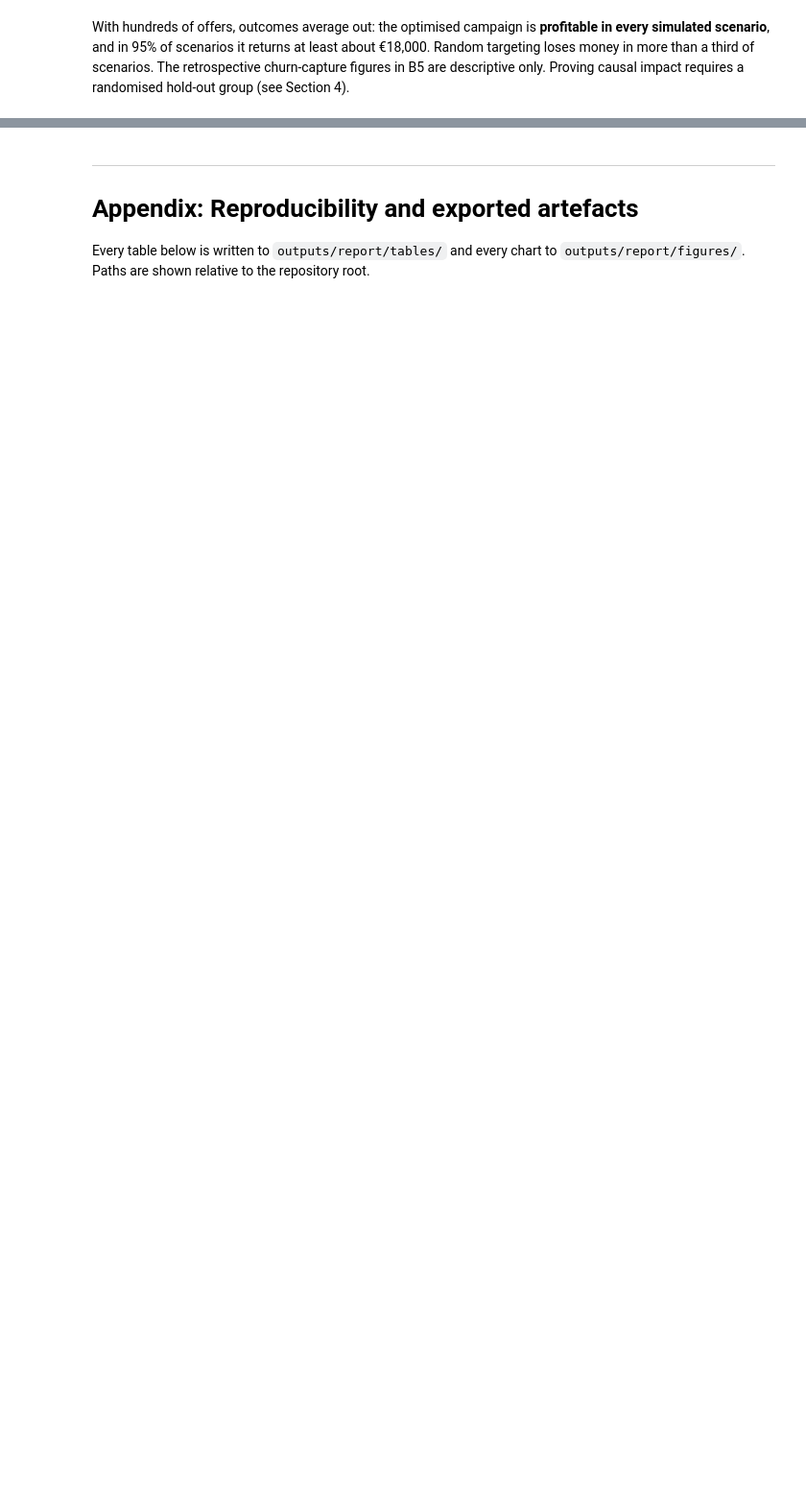
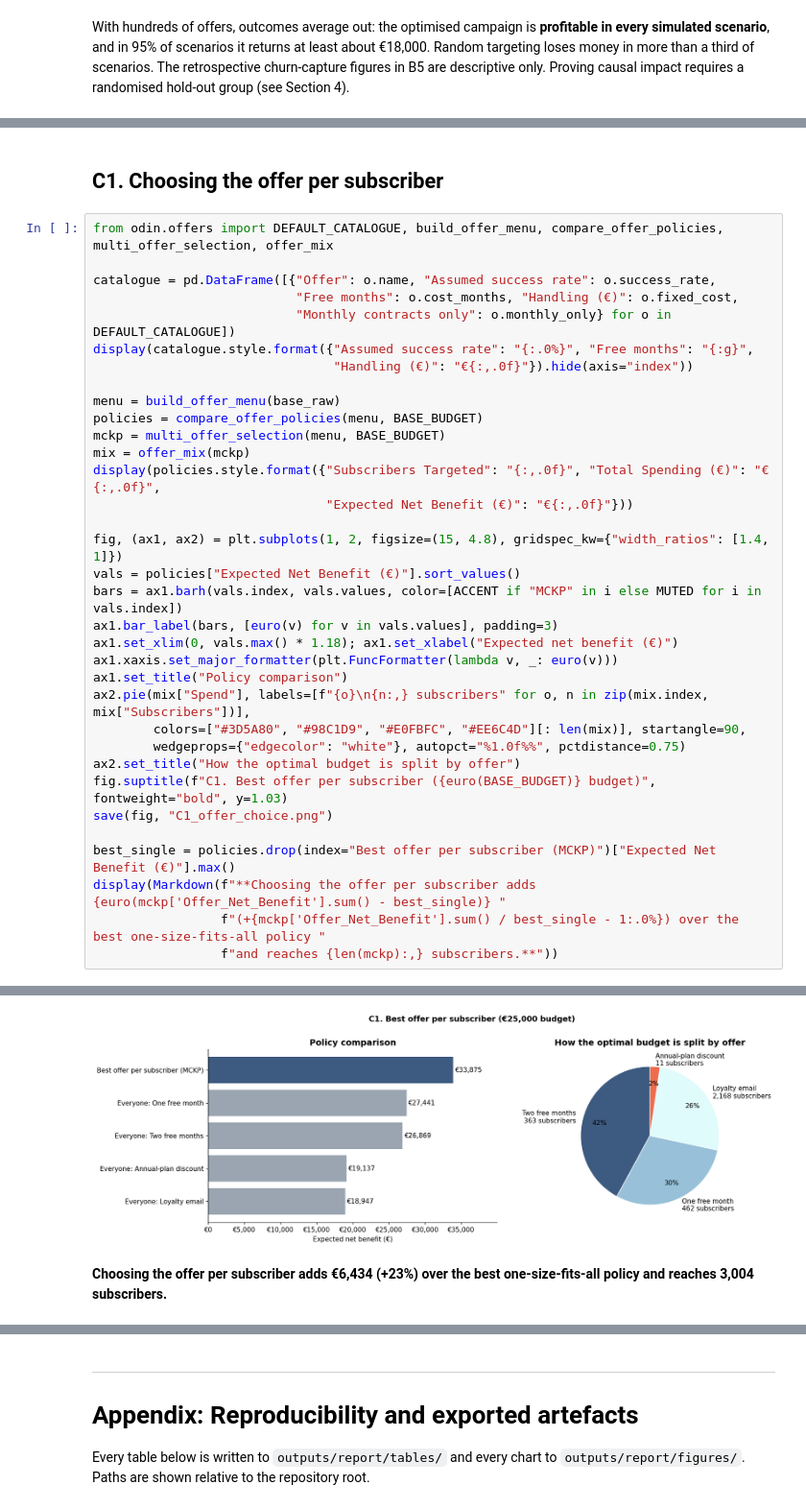
Before and after one commit to afroozmohandesian/churn-retention-optimizer, a Jupyter notebook: notebooks/Project_Odin_Report.ipynb, the cells around one changed output, grey strips where cells are left out. Shown at 96% size. Saved outputs shown, nothing was run; the diff lists cells and outputs as text; blank space fills up the shorter version.

```diff
--- a/notebooks/Project_Odin_Report.ipynb
+++ b/notebooks/Project_Odin_Report.ipynb
@@ -672,0 +680,37 @@ With hundreds of offers, outcomes average out: the optimised campaign is **profi
+# %% [markdown]
+## C1. Choosing the offer per subscriber
+# %%
+from odin.offers import DEFAULT_CATALOGUE, build_offer_menu, compare_offer_policies, multi_offer_selection, offer_mix
+
+catalogue = pd.DataFrame([{"Offer": o.name, "Assumed success rate": o.success_rate,
+                           "Free months": o.cost_months, "Handling (€)": o.fixed_cost,
+                           "Monthly contracts only": o.monthly_only} for o in DEFAULT_CATALOGUE])
+display(catalogue.style.format({"Assumed success rate": "{:.0%}", "Free months": "{:g}",
+                                "Handling (€)": "€{:,.0f}"}).hide(axis="index"))
+
+menu = build_offer_menu(base_raw)
+policies = compare_offer_policies(menu, BASE_BUDGET)
+mckp = multi_offer_selection(menu, BASE_BUDGET)
+mix = offer_mix(mckp)
+display(policies.style.format({"Subscribers Targeted": "{:,.0f}", "Total Spending (€)": "€{:,.0f}",
+                               "Expected Net Benefit (€)": "€{:,.0f}"}))
+
+fig, (ax1, ax2) = plt.subplots(1, 2, figsize=(15, 4.8), gridspec_kw={"width_ratios": [1.4, 1]})
+vals = policies["Expected Net Benefit (€)"].sort_values()
+bars = ax1.barh(vals.index, vals.values, color=[ACCENT if "MCKP" in i else MUTED for i in vals.index])
+ax1.bar_label(bars, [euro(v) for v in vals.values], padding=3)
+ax1.set_xlim(0, vals.max() * 1.18); ax1.set_xlabel("Expected net benefit (€)")
+ax1.xaxis.set_major_formatter(plt.FuncFormatter(lambda v, _: euro(v)))
+ax1.set_title("Policy comparison")
+ax2.pie(mix["Spend"], labels=[f"{o}\n{n:,} subscribers" for o, n in zip(mix.index, mix["Subscribers"])],
+        colors=["#3D5A80", "#98C1D9", "#E0FBFC", "#EE6C4D"][: len(mix)], startangle=90,
+        wedgeprops={"edgecolor": "white"}, autopct="%1.0f%%", pctdistance=0.75)
+ax2.set_title("How the optimal budget is split by offer")
+fig.suptitle(f"C1. Best offer per subscriber ({euro(BASE_BUDGET)} budget)", fontweight="bold", y=1.03)
+save(fig, "C1_offer_choice.png")
+
+best_single = policies.drop(index="Best offer per subscriber (MCKP)")["Expected Net Benefit (€)"].max()
+display(Markdown(f"**Choosing the offer per subscriber adds {euro(mckp['Offer_Net_Benefit'].sum() - best_single)} "
+                 f"(+{mckp['Offer_Net_Benefit'].sum() / best_single - 1:.0%}) over the best one-size-fits-all policy "
+                 f"and reaches {len(mckp):,} subscribers.**"))
+# %% [output]
@@ -672,0 +729,2 @@ With hundreds of offers, outcomes average out: the optimised campaign is **profi
+[figure, added]
+**Choosing the offer per subscriber adds €6,434 (+23%) over the best one-size-fits-all policy and reaches 3,004 subscribers.**
```
Also changed, not shown: parts of 13 cells of this notebook, 10 other files.
